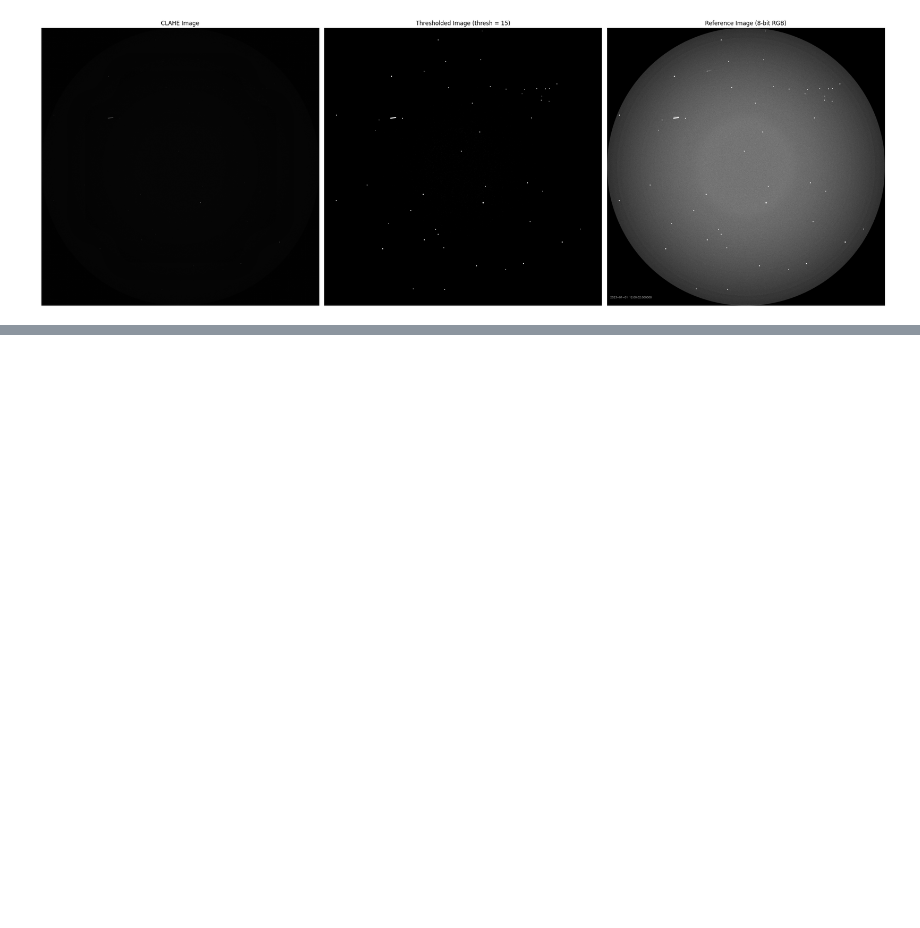
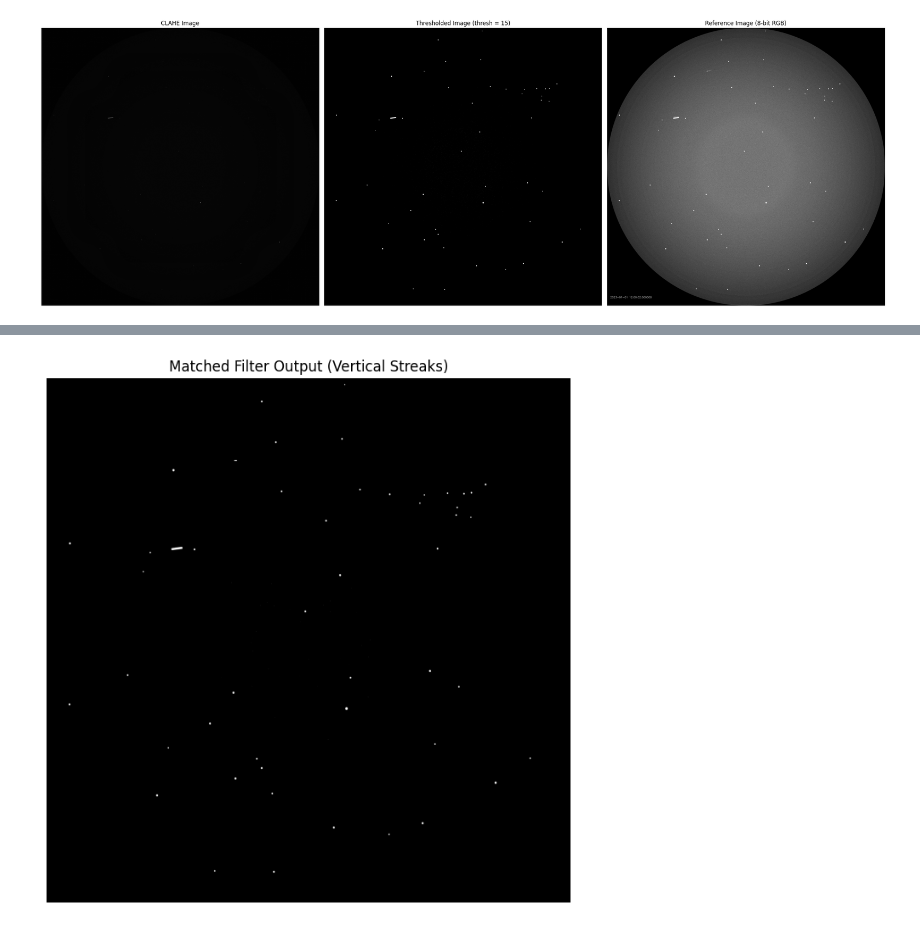
Before and after one commit to juicjaane/Streak-and-Stars, a Jupyter notebook: draft1.ipynb, the cells around one changed output, grey strips where cells are left out. Cells and saved outputs as stored; diff of their text form; code cells hidden in the pictures; blank space fills up the shorter version.

```diff
--- a/attemp2.ipynb
+++ b/draft1.ipynb
@@ -184,0 +265,25 @@ plt.show()
+# %%
+import cv2
+import numpy as np
+import matplotlib.pyplot as plt
+from scipy.signal import convolve2d
+kernel_length = 5  # tune based on your expected streak size
+matched_filter = np.ones((kernel_length, 1), dtype=np.float32)  # vertical streak
+
+# Step 3: Apply matched filter via convolution
+filtered = convolve2d(thresh_img    , matched_filter, mode='same', boundary='symm')
+
+# Step 4: Normalize result (optional, for visualization)
+filtered_norm = cv2.normalize(filtered, None, 0, 255, cv2.NORM_MINMAX).astype(np.uint8)
+
+# Step 5: Threshold the result to extract strong responses
+_, streak_mask = cv2.threshold(filtered_norm, 100, 255, cv2.THRESH_BINARY)
+
+# Step 6: Show the result
+plt.figure(figsize=(8, 8))
+plt.imshow(streak_mask, cmap='gray')
+plt.title("Matched Filter Output (Vertical Streaks)")
+plt.axis('off')
+plt.show()
+# %% [output]
+[figure, added]
```
Also changed, not shown: parts of 7 cells of this notebook, 33 other files.
